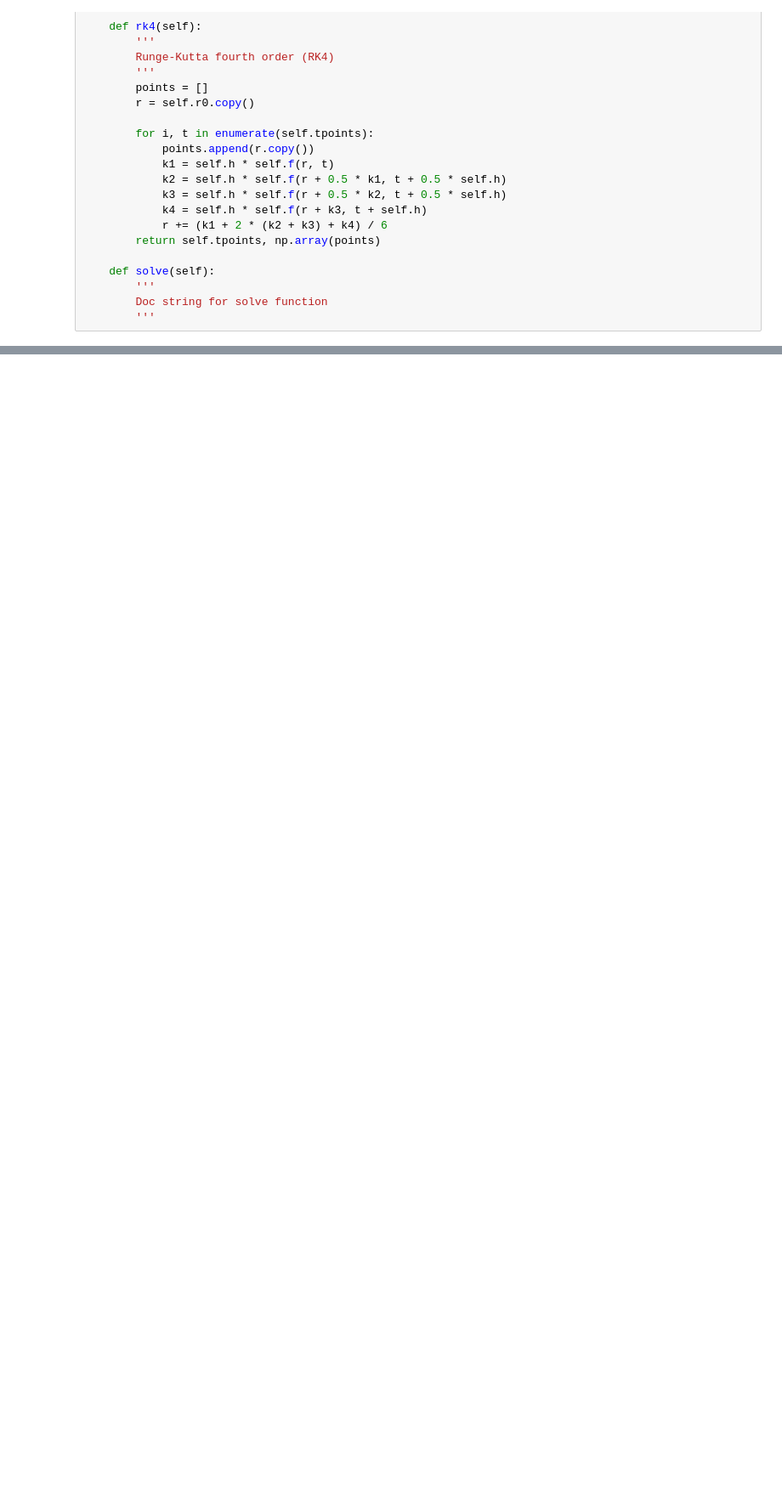
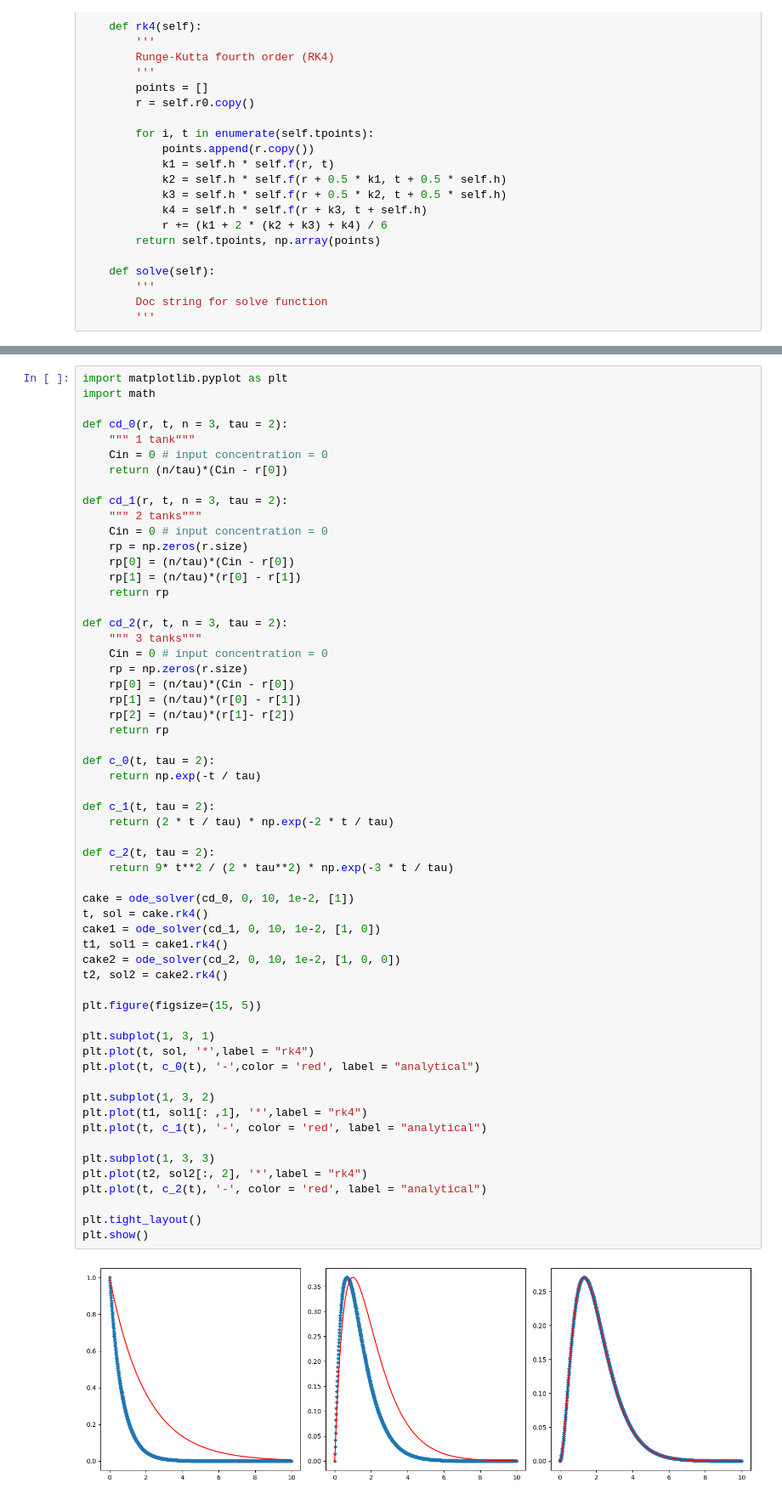
Before and after one commit to simengaasland/MOD510-Projects, a Jupyter notebook: Project 3/Project3_Report.ipynb, the cells around one changed output, grey strips where cells are left out. Shown at 85% size. Saved outputs shown, nothing was run; the diff lists cells and outputs as text; blank space fills up the shorter version.

```diff
--- a/Project 3/Project3_Report.ipynb
+++ b/Project 3/Project3_Report.ipynb
@@ -120,0 +95,60 @@ plt.grid()
+# %%
+import matplotlib.pyplot as plt
+import math
+
+def cd_0(r, t, n = 3, tau = 2):
+    """ 1 tank"""
+    Cin = 0 # input concentration = 0
+    return (n/tau)*(Cin - r[0])
+
+def cd_1(r, t, n = 3, tau = 2):
+    """ 2 tanks"""
+    Cin = 0 # input concentration = 0
+    rp = np.zeros(r.size)
+    rp[0] = (n/tau)*(Cin - r[0])
+    rp[1] = (n/tau)*(r[0] - r[1])
+    return rp
+
+def cd_2(r, t, n = 3, tau = 2):
+    """ 3 tanks"""
+    Cin = 0 # input concentration = 0
+    rp = np.zeros(r.size)
+    rp[0] = (n/tau)*(Cin - r[0])
+    rp[1] = (n/tau)*(r[0] - r[1])
+    rp[2] = (n/tau)*(r[1]- r[2])
+    return rp
+
+def c_0(t, tau = 2):
+    return np.exp(-t / tau)
+
+def c_1(t, tau = 2):
+    return (2 * t / tau) * np.exp(-2 * t / tau)
+
+def c_2(t, tau = 2):
+    return 9* t**2 / (2 * tau**2) * np.exp(-3 * t / tau)
+
+cake = ode_solver(cd_0, 0, 10, 1e-2, [1])
+t, sol = cake.rk4()
+cake1 = ode_solver(cd_1, 0, 10, 1e-2, [1, 0])
+t1, sol1 = cake1.rk4()
+cake2 = ode_solver(cd_2, 0, 10, 1e-2, [1, 0, 0])
+t2, sol2 = cake2.rk4()
+
+plt.figure(figsize=(15, 5))
+
+plt.subplot(1, 3, 1)
+plt.plot(t, sol, '*',label = "rk4")
+plt.plot(t, c_0(t), '-',color = 'red', label = "analytical")
+
+plt.subplot(1, 3, 2)
+plt.plot(t1, sol1[: ,1], '*',label = "rk4")
+plt.plot(t, c_1(t), '-', color = 'red', label = "analytical")
+
+plt.subplot(1, 3, 3)
+plt.plot(t2, sol2[:, 2], '*',label = "rk4")
+plt.plot(t, c_2(t), '-', color = 'red', label = "analytical")
+
+plt.tight_layout()
+plt.show()
+# %% [output]
+[figure, added]
```
Also changed, not shown: parts of 4 cells of this notebook.
